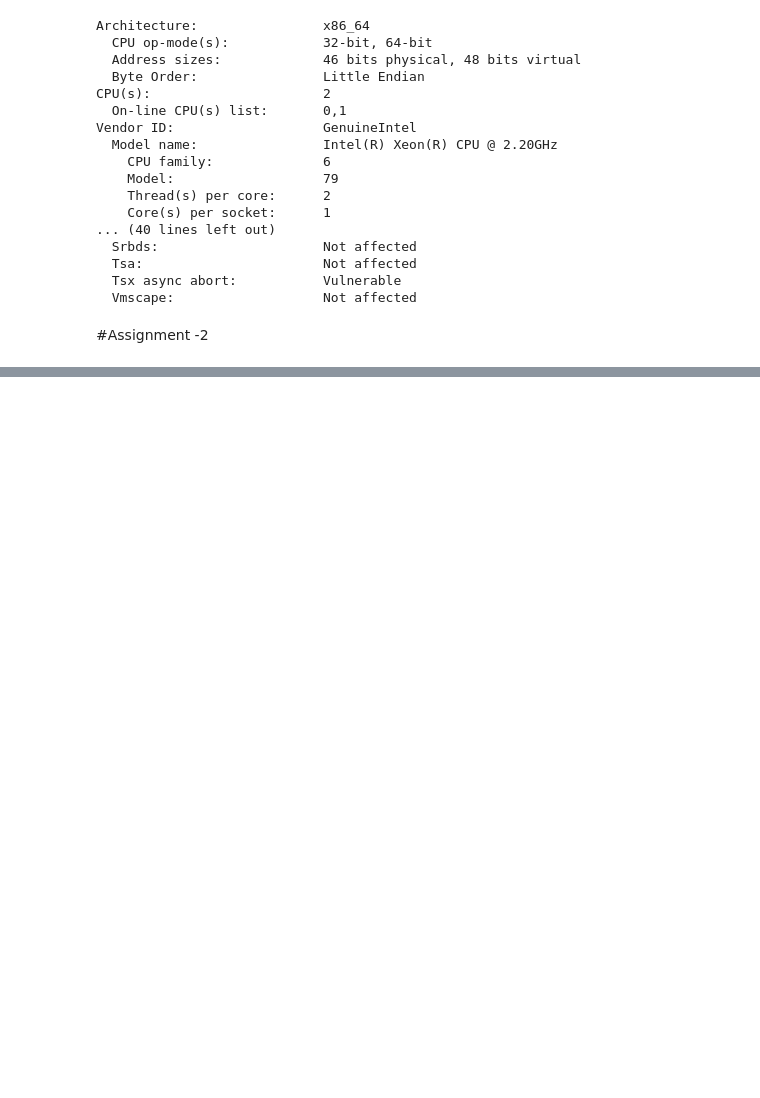
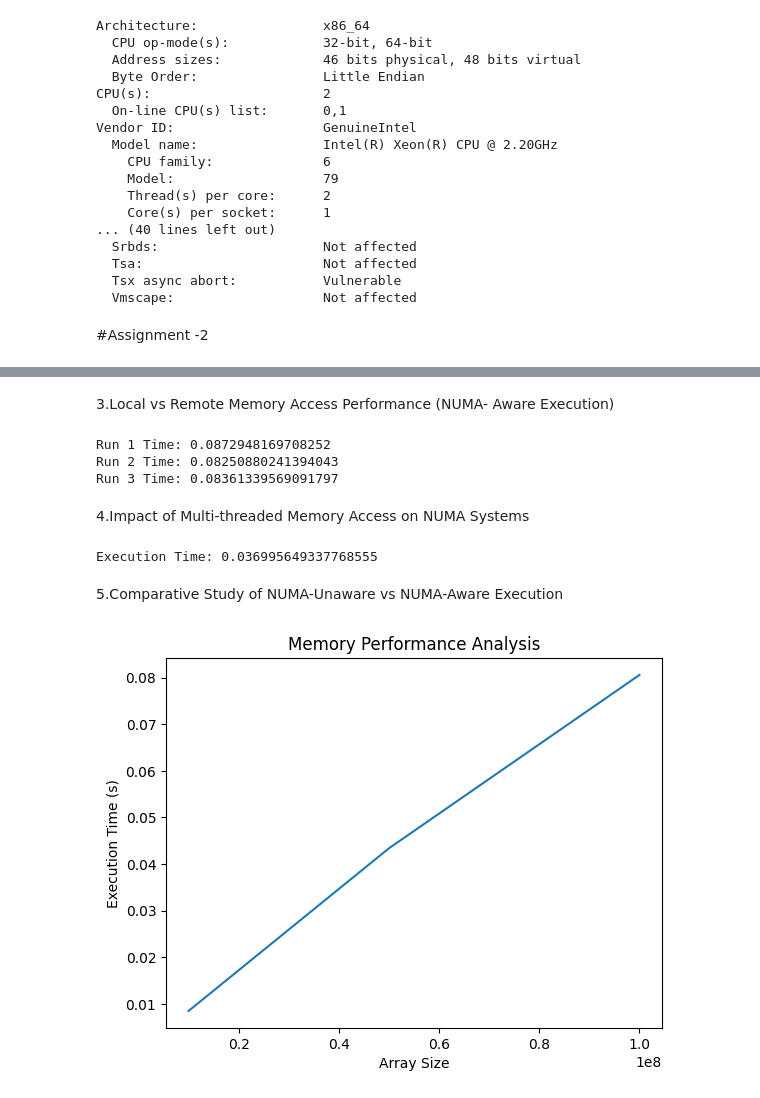
Before and after one commit to 2303A51553/HPC, a Jupyter notebook: 2303A51553_06.ipynb, the cells around one changed output, grey strips where cells are left out. Cells and saved outputs as stored; diff of their text form; code cells hidden in the pictures; blank space fills up the shorter version.

```diff
--- a/2303A51553_06.ipynb
+++ b/2303A51553_06.ipynb
@@ -122,0 +96,67 @@ Average Bandwidth: 6.4574921373575735 GB/s
+# %% [markdown]
+3.Local vs Remote Memory Access Performance (NUMA-
+Aware Execution)
+# %%
+for i in range(3):
+    start = time.time()
+    a *= 1.01
+    print("Run", i+1, "Time:", time.time() - start)
+# %% [output]
+Run 1 Time: 0.0872948169708252
+Run 2 Time: 0.08250880241394043
+Run 3 Time: 0.08361339569091797
+# %% [markdown]
+4.Impact of Multi-threaded Memory Access on NUMA
+Systems
+# %%
+import numpy as np
+import threading
+import time
+
+size = 50_000_000
+A = np.ones(size, dtype=np.float64)
+
+def worker(start, end):
+    A[start:end] *= 1.1
+
+num_threads = 4
+chunk = size // num_threads
+
+threads = []
+start_time = time.time()
+
+for i in range(num_threads):
+    t = threading.Thread(target=worker, args=(i*chunk, (i+1)*chunk))
+    threads.append(t)
+    t.start()
+
+for t in threads:
+    t.join()
+
+end_time = time.time()
+
+print("Execution Time:", end_time - start_time)
+# %% [output]
+Execution Time: 0.036995649337768555
+# %% [markdown]
+5.Comparative Study of NUMA-Unaware vs NUMA-Aware
+Execution
+# %%
+import matplotlib.pyplot as plt
+
+sizes = [10_000_000, 50_000_000, 100_000_000]
+times = []
+
+for size in sizes:
+    A = np.ones(size)
+    start = time.time()
+    A *= 1.1
+    times.append(time.time() - start)
+
+plt.plot(sizes, times)
+plt.xlabel("Array Size")
+plt.ylabel("Execution Time (s)")
+plt.title("Memory Performance Analysis")
+plt.show()
+# %% [output]
+[figure, added]
```
Also changed, not shown: parts of 2 cells of this notebook.
